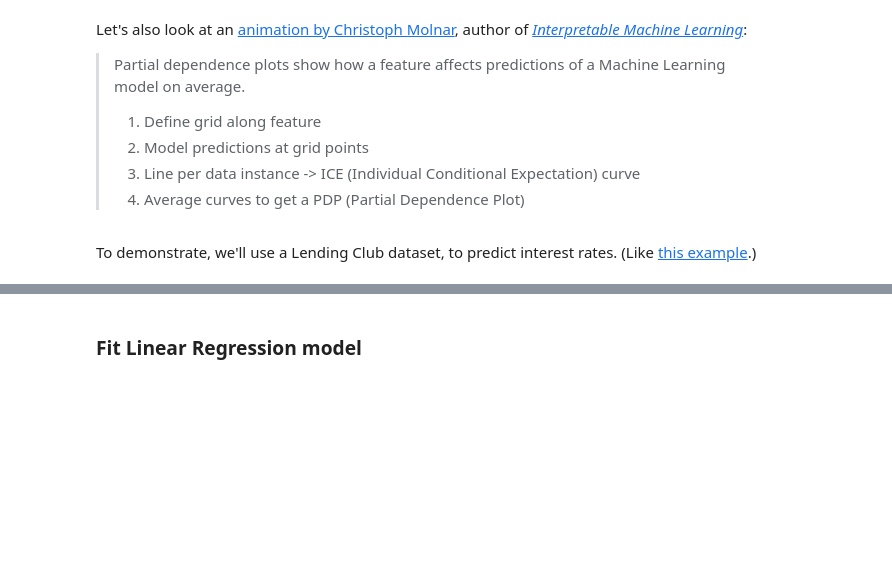
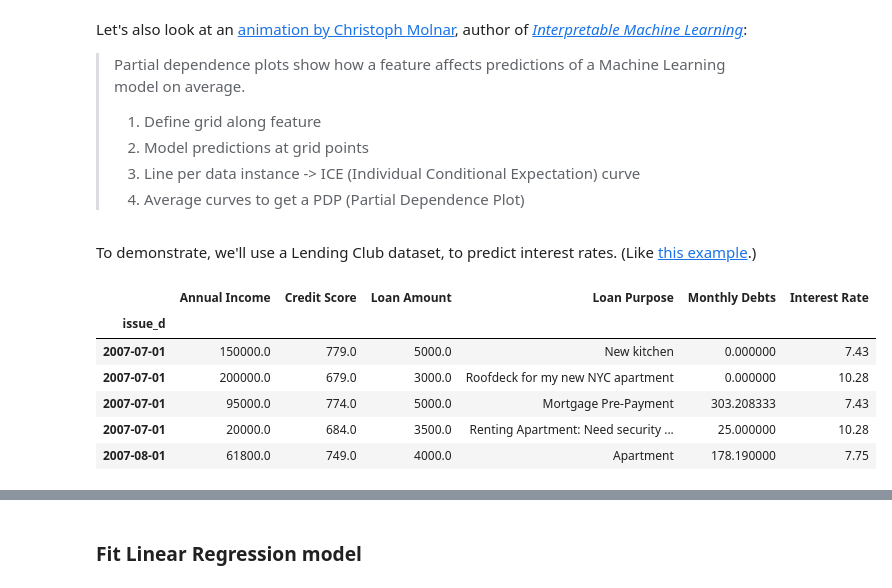
Before and after one commit to bloominstituteoftechnology/DS-Unit-2-Applied-Modeling, a Jupyter notebook: module4-model-interpretation/LS_DS_234.ipynb, the cells around one changed output, grey strips where cells are left out. Saved outputs shown, nothing was run; the diff lists cells and outputs as text; code cells hidden in the pictures; blank space fills up the shorter version.

```diff
--- a/module4-model-interpretation/LS_DS_234.ipynb
+++ b/module4-model-interpretation/LS_DS_234.ipynb
@@ -107,6 +107,16 @@ history = history.dropna()
 test = history[-10000:]
 val = history[-20000:-10000]
 train = history[:-20000]
+# %%
+train.head()
+# %% [output]
+|  | Annual Income | Credit Score | Loan Amount | Loan Purpose | Monthly Debts | Interest Rate |
+| issue_d |  |  |  |  |  |  |
+| 2007-07-01 | 150000.0 | 779.0 | 5000.0 | New kitchen | 0.000000 | 7.43 |
+| 2007-07-01 | 200000.0 | 679.0 | 3000.0 | Roofdeck for my new NYC apartment | 0.000000 | 10.28 |
+| 2007-07-01 | 95000.0 | 774.0 | 5000.0 | Mortgage Pre-Payment | 303.208333 | 7.43 |
+| 2007-07-01 | 20000.0 | 684.0 | 3500.0 | Renting Apartment: Need security ... | 25.000000 | 10.28 |
+| 2007-08-01 | 61800.0 | 749.0 | 4000.0 | Apartment | 178.190000 | 7.75 |
 # %%
 # Assign to X, y
 target = 'Interest Rate'
```
Also changed, not shown: parts of 8 cells of this notebook.
